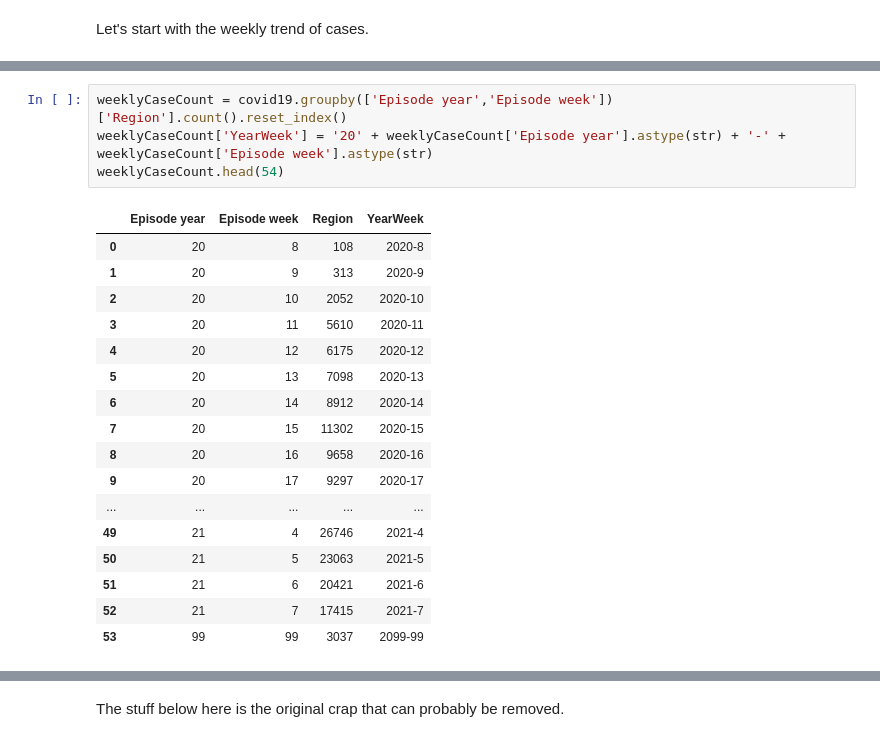
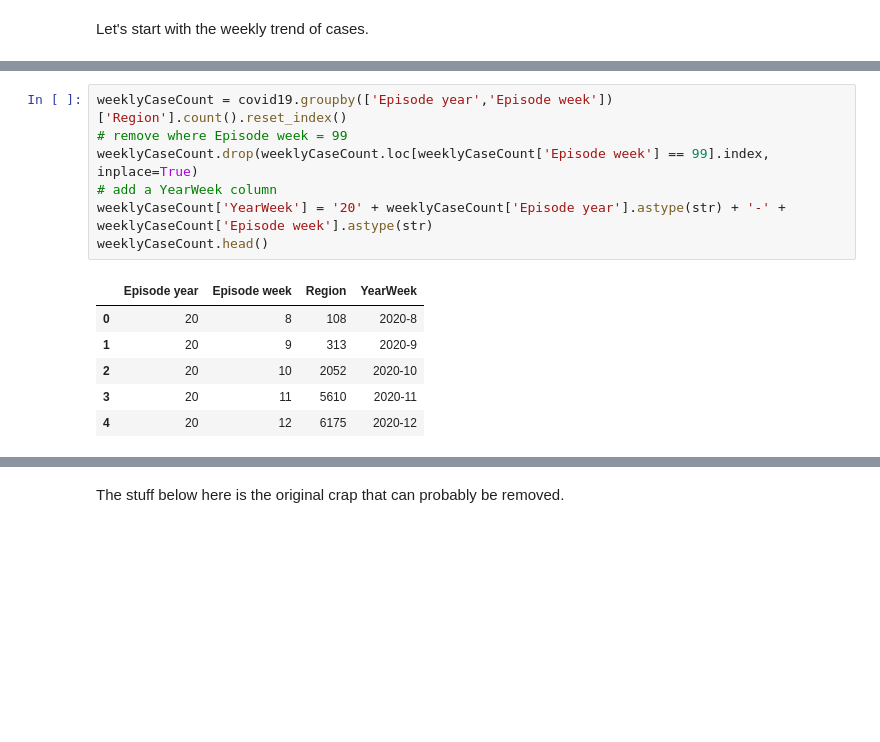
Before and after one commit to rkaunismaa/Covid19, a Jupyter notebook: COVID19-eng.ipynb, the cells around one changed output, grey strips where cells are left out. Cells and saved outputs as stored; diff of their text form; blank space fills up the shorter version.

```diff
--- a/COVID19-eng.ipynb
+++ b/COVID19-eng.ipynb
@@ -133,25 +123,17 @@ covid19.head()
 # %%
 weeklyCaseCount = covid19.groupby(['Episode year','Episode week'])['Region'].count().reset_index()
+# remove where Episode week = 99
+weeklyCaseCount.drop(weeklyCaseCount.loc[weeklyCaseCount['Episode week'] == 99].index, inplace=True)
+# add a YearWeek column
 weeklyCaseCount['YearWeek'] = '20' + weeklyCaseCount['Episode year'].astype(str) + '-' + weeklyCaseCount['Episode week'].astype(str)
-weeklyCaseCount.head(54)
+weeklyCaseCount.head()
 # %% [output]
 |  | Episode year | Episode week | Region | YearWeek |
 | 0 | 20 | 8 | 108 | 2020-8 |
 | 1 | 20 | 9 | 313 | 2020-9 |
 | 2 | 20 | 10 | 2052 | 2020-10 |
 | 3 | 20 | 11 | 5610 | 2020-11 |
 | 4 | 20 | 12 | 6175 | 2020-12 |
-| 5 | 20 | 13 | 7098 | 2020-13 |
-| 6 | 20 | 14 | 8912 | 2020-14 |
-| 7 | 20 | 15 | 11302 | 2020-15 |
-| 8 | 20 | 16 | 9658 | 2020-16 |
-| 9 | 20 | 17 | 9297 | 2020-17 |
-| ... | ... | ... | ... | ... |
-| 49 | 21 | 4 | 26746 | 2021-4 |
-| 50 | 21 | 5 | 23063 | 2021-5 |
-| 51 | 21 | 6 | 20421 | 2021-6 |
-| 52 | 21 | 7 | 17415 | 2021-7 |
-| 53 | 99 | 99 | 3037 | 2099-99 |
 # %%
 from matplotlib import pyplot as plt
 
```
Also changed, not shown: parts of 2 cells of this notebook.
